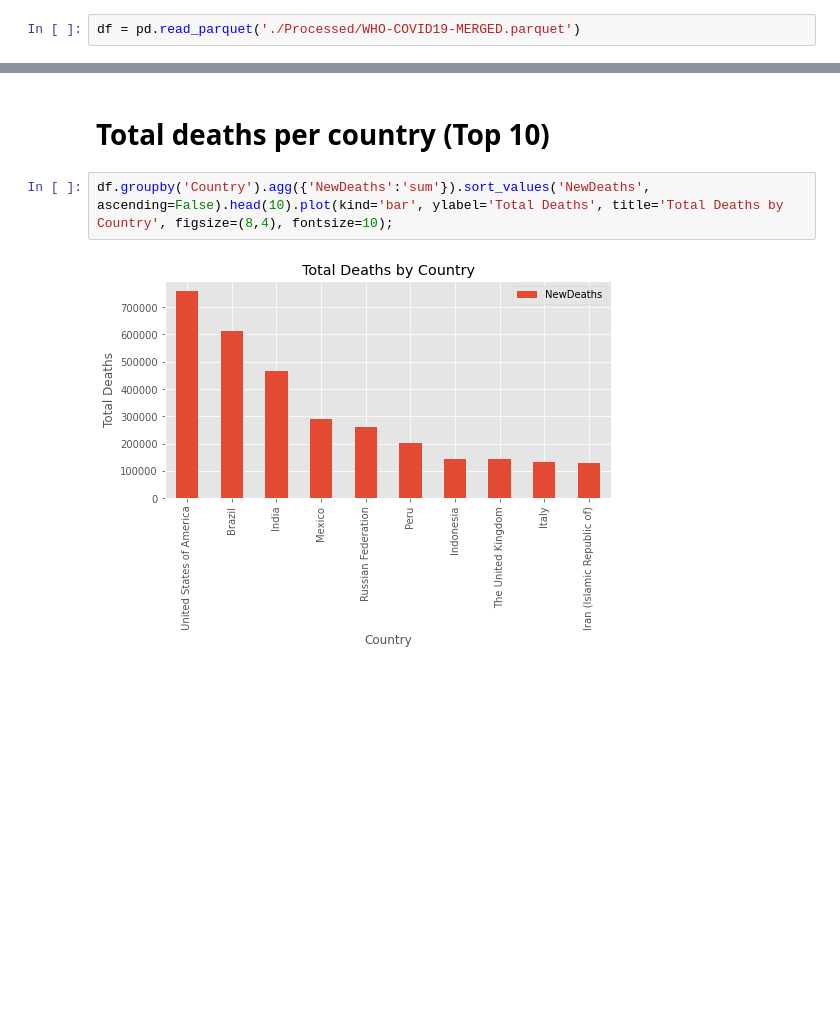
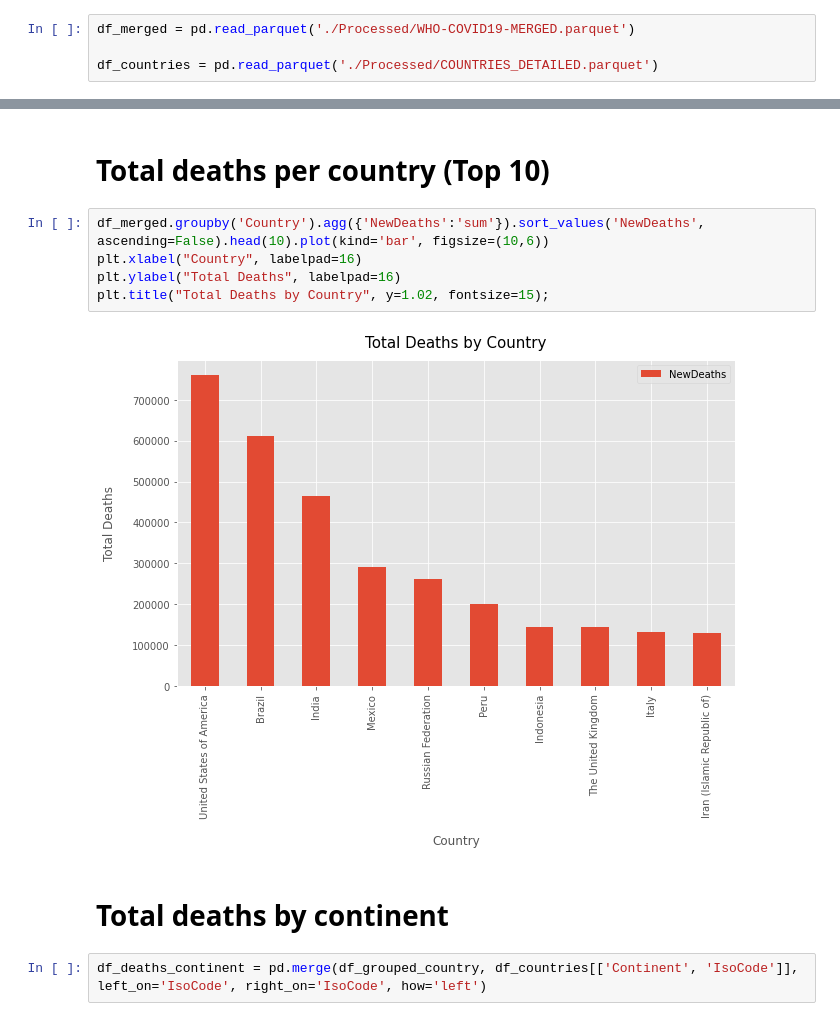
Before and after one commit to lyubol/Pandas-ETL---Covid, a Jupyter notebook: data_analysis.ipynb, the cells around one changed output, grey strips where cells are left out. Saved outputs shown, nothing was run; the diff lists cells and outputs as text; blank space fills up the shorter version.

```diff
--- a/data_analysis.ipynb
+++ b/data_analysis.ipynb
@@ -11,7 +11,9 @@ importing Jupyter notebook from functions.ipynb
 # %% [markdown]
 ## Read merged data
 # %%
-df = pd.read_parquet('./Processed/WHO-COVID19-MERGED.parquet')
+df_merged = pd.read_parquet('./Processed/WHO-COVID19-MERGED.parquet')
+
+df_countries = pd.read_parquet('./Processed/COUNTRIES_DETAILED.parquet')
 # %% [markdown]
 # Data exploration and Visualization
 # %%
@@ -29,6 +46,13 @@ df.groupby('Country')['CumulativeDeathsPopulationRatio'].max().sort_values(ascen
 # %% [markdown]
 # Total deaths per country (Top 10)
 # %%
-df.groupby('Country').agg({'NewDeaths':'sum'}).sort_values('NewDeaths', ascending=False).head(10).plot(kind='bar', ylabel='Total Deaths', title='Total Deaths by Country', figsize=(8,4), fontsize=10);
+df_merged.groupby('Country').agg({'NewDeaths':'sum'}).sort_values('NewDeaths', ascending=False).head(10).plot(kind='bar', figsize=(10,6))
+plt.xlabel("Country", labelpad=16)
+plt.ylabel("Total Deaths", labelpad=16)
+plt.title("Total Deaths by Country", y=1.02, fontsize=15);
 # %% [output]
-[figure, old version]
+[figure, new version]
+# %% [markdown]
+# Total deaths by continent
+# %%
+df_deaths_continent = pd.merge(df_grouped_country, df_countries[['Continent', 'IsoCode']], left_on='IsoCode', right_on='IsoCode', how='left')
```
Also changed, not shown: parts of 6 cells of this notebook, 2 other files.
